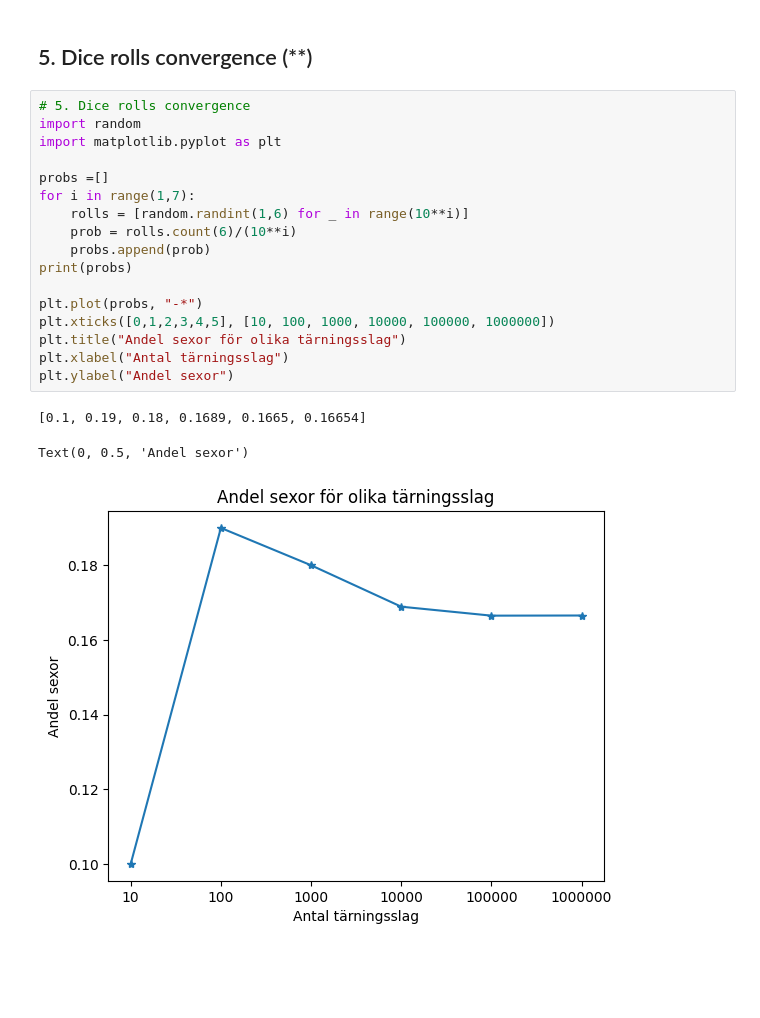
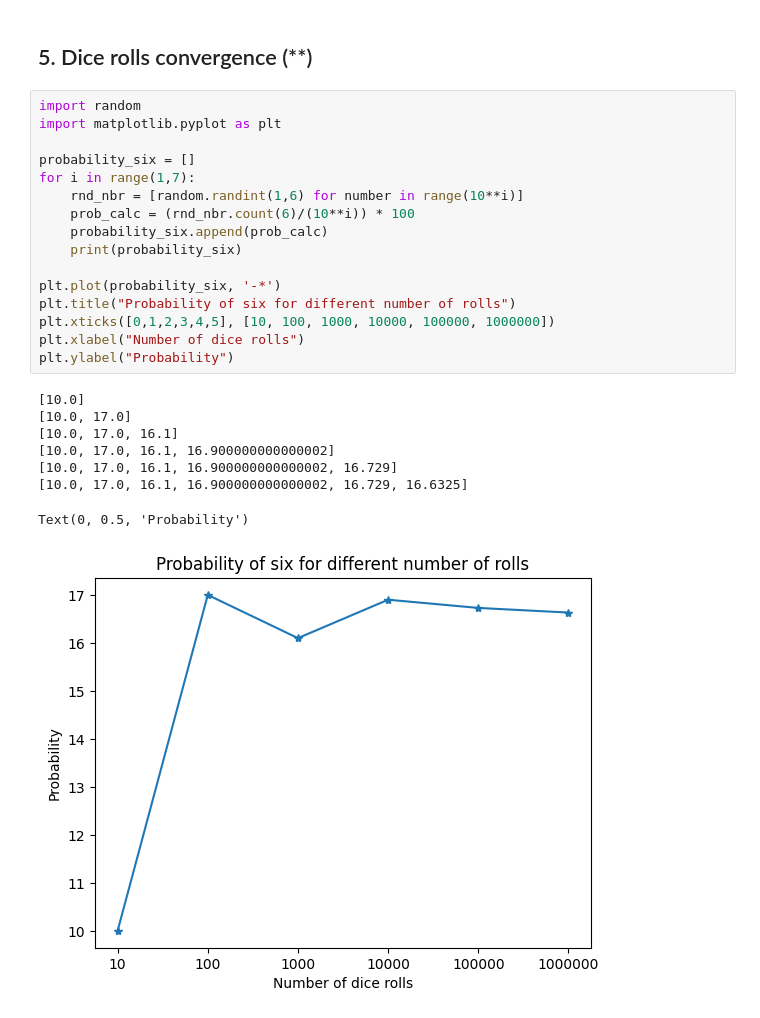
Before and after one commit to eliaselhaddad/Python-Elias-El-Haddad, a Jupyter notebook: Exercises/04-list-exercise.ipynb, the cells around one changed output. Drawn from its saved outputs; the diff is of its cells as text; blank space fills up the shorter version.

```diff
--- a/Exercises/04-list-exercise.ipynb
+++ b/Exercises/04-list-exercise.ipynb
@@ -95,23 +95,27 @@ new_lst
 # %% [markdown]
 ## 5. Dice rolls convergence (**)
 # %%
-# 5. Dice rolls convergence
 import random
 import matplotlib.pyplot as plt
 
-probs =[]
+probability_six = []
 for i in range(1,7):
-    rolls = [random.randint(1,6) for _ in range(10**i)]
-    prob = rolls.count(6)/(10**i)
-    probs.append(prob)
-print(probs)
+    rnd_nbr = [random.randint(1,6) for number in range(10**i)]
+    prob_calc = (rnd_nbr.count(6)/(10**i)) * 100
+    probability_six.append(prob_calc)
+    print(probability_six)
 
-plt.plot(probs, "-*")
+plt.plot(probability_six, '-*')
+plt.title("Probability of six for different number of rolls")
 plt.xticks([0,1,2,3,4,5], [10, 100, 1000, 10000, 100000, 1000000])
-plt.title("Andel sexor för olika tärningsslag")
-plt.xlabel("Antal tärningsslag")
-plt.ylabel("Andel sexor")
+plt.xlabel("Number of dice rolls")
+plt.ylabel("Probability")
 # %% [output]
-[0.1, 0.19, 0.18, 0.1689, 0.1665, 0.16654]
+[10.0]
+[10.0, 17.0]
+[10.0, 17.0, 16.1]
+[10.0, 17.0, 16.1, 16.900000000000002]
+[10.0, 17.0, 16.1, 16.900000000000002, 16.729]
+[10.0, 17.0, 16.1, 16.900000000000002, 16.729, 16.6325]
-Text(0, 0.5, 'Andel sexor')
+Text(0, 0.5, 'Probability')
-[figure, old version]
+[figure, new version]
```
